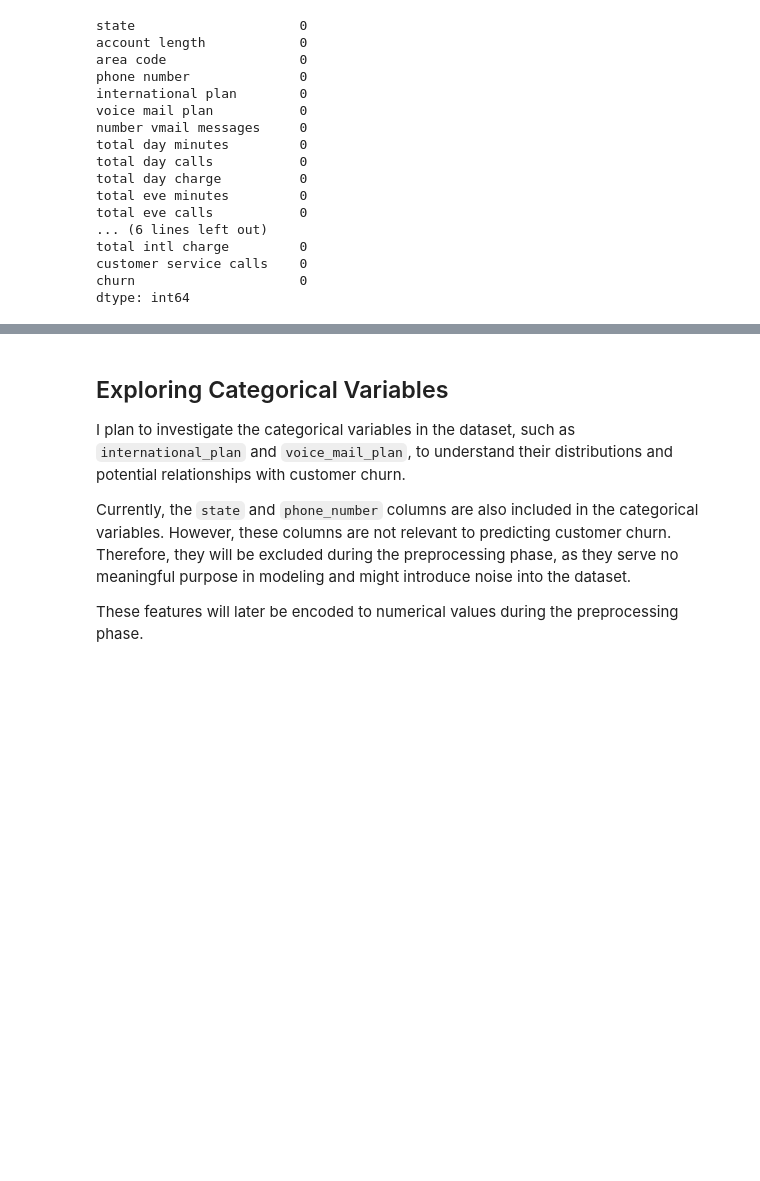
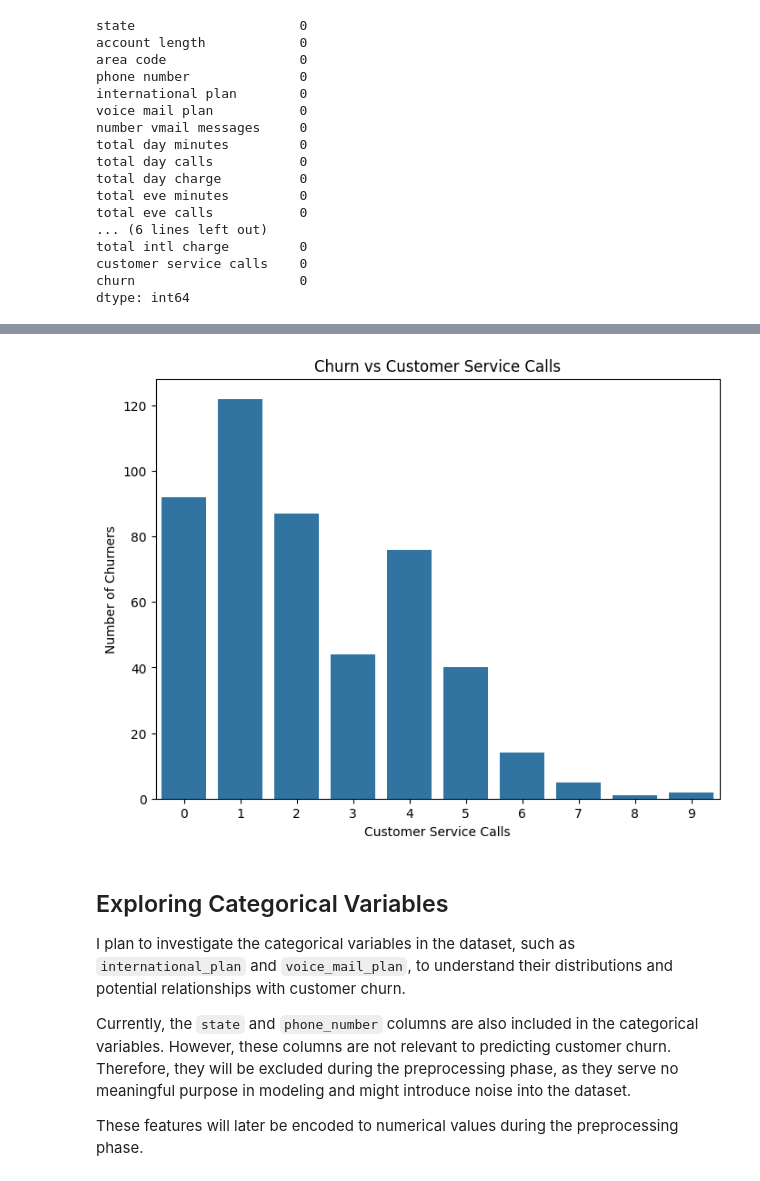
Before and after one commit to 66ultra/customer-churn-classification, a Jupyter notebook: notebooks/01_eda.ipynb, the cells around one changed output, grey strips where cells are left out. Cells and saved outputs as stored; diff of their text form; code cells hidden in the pictures; blank space fills up the shorter version.

```diff
--- a/notebooks/01_eda.ipynb
+++ b/notebooks/01_eda.ipynb
@@ -78,3 +99,12 @@ dtype: int64
+# %%
+plt.figure(figsize=(8, 6))
+sns.barplot(x='customer service calls', y='churn', data=df, estimator=sum, errorbar=None)
+plt.title('Churn vs Customer Service Calls')
+plt.ylabel('Number of Churners')
+plt.xlabel('Customer Service Calls')
+plt.show()
+# %% [output]
+[figure, added]
 # %% [markdown]
 ## Exploring Categorical Variables
 
```
Also changed, not shown: parts of 8 cells of this notebook.
